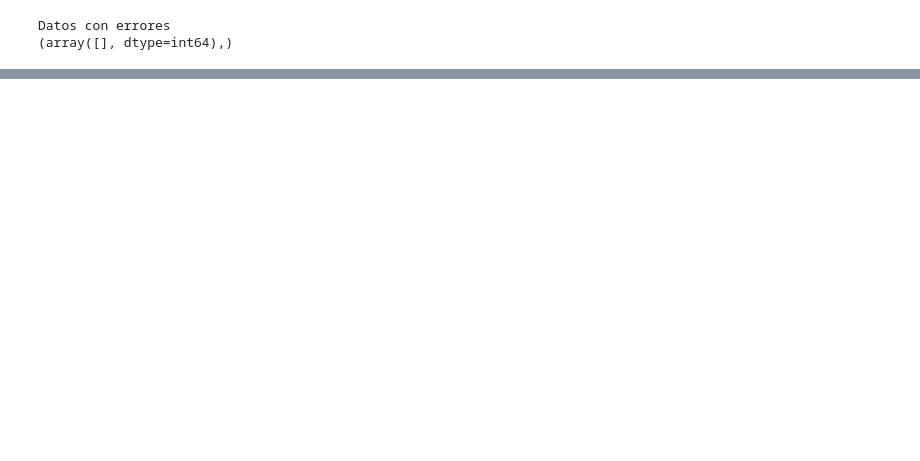
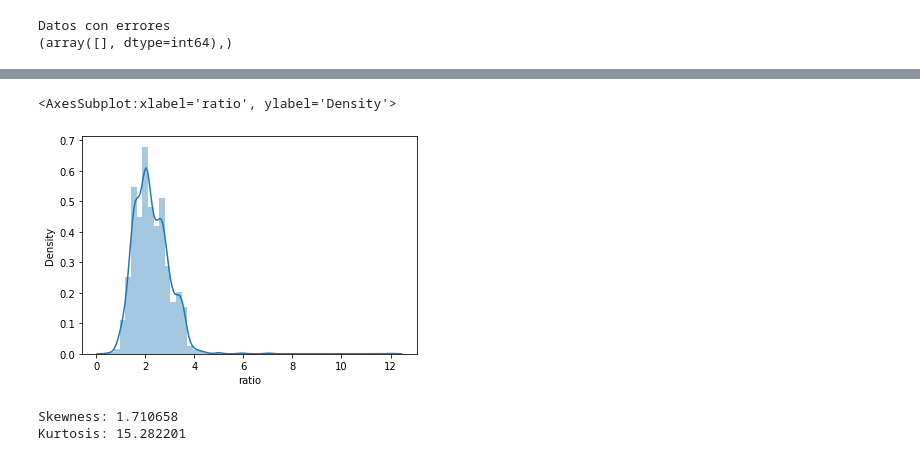
Before and after one commit to luisoibarra/vrp-information-retrieval, a Jupyter notebook: analisis.ipynb, the cells around one changed output, grey strips where cells are left out. Cells and saved outputs as stored; diff of their text form; code cells hidden in the pictures; blank space fills up the shorter version.

```diff
--- a/analisis.ipynb
+++ b/analisis.ipynb
@@ -135,0 +149,25 @@ p1.head()
+# %%
+# Histograma:
+
+sns.distplot(data['ratio'])
+
+# plot_corr(data)
+# get_outliers(data, 'ratio').describe()
+# get_outliers(data, 'ratio', False).describe()
+
+# remove_outliers(data, "ratio").describe()
+# data.describe()
+# plot_corr(data)
+# plot_scatter_matrix(data, ('notape', 'tape'))
+# anova(data, "problem", "ratio")
+# %% [output]
+<AxesSubplot:xlabel='ratio', ylabel='Density'>
+[figure, added]
+# %%
+# Asimetría y curtosis:
+
+print("Skewness: %f" % data['ratio'].skew())
+print("Kurtosis: %f" % data['ratio'].kurt())
+# %% [output]
+Skewness: 1.710658
+Kurtosis: 15.282201
```
Also changed, not shown: parts of 5 cells of this notebook, 2 other files.
